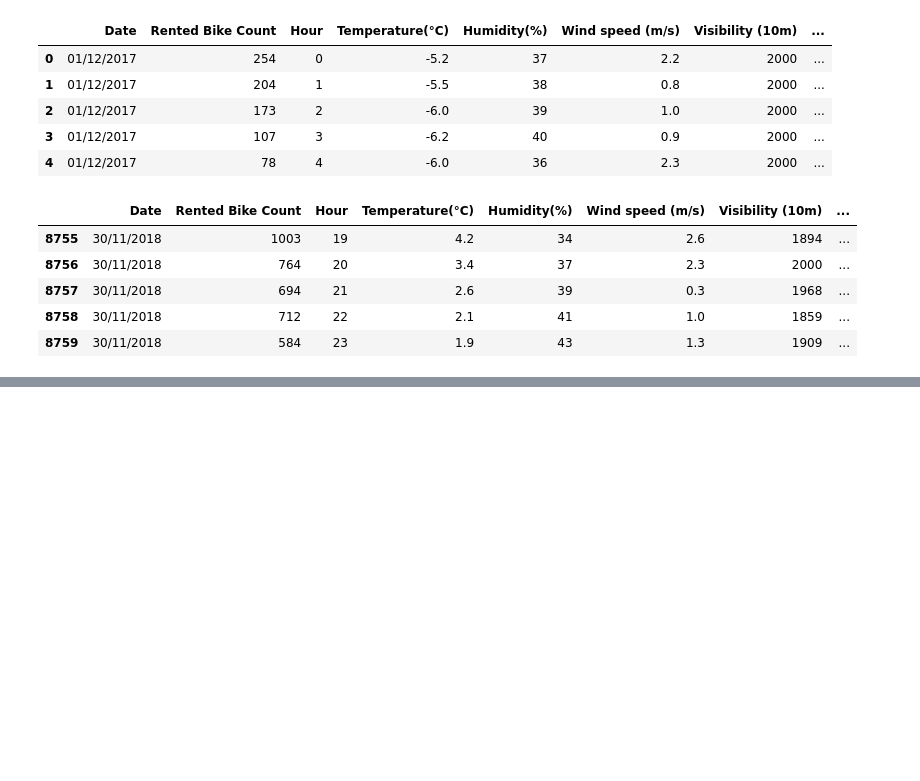
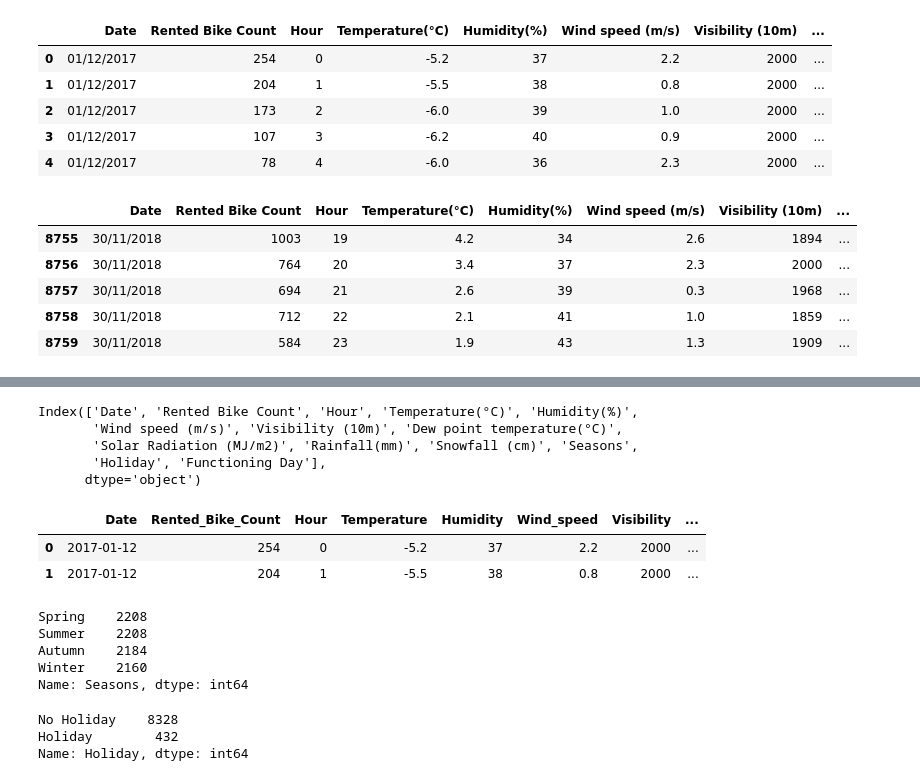
Before and after one commit to nehal35/Bike-sharing-demand-prediction, a Jupyter notebook: Copy_of_Copy_of_Bike_Sharing_Demand_Prediction_Capstone_Project.ipynb, the cells around one changed output, grey strips where cells are left out. Cells and saved outputs as stored; diff of their text form; code cells hidden in the pictures; blank space fills up the shorter version.

```diff
--- a/Copy_of_Copy_of_Bike_Sharing_Demand_Prediction_Capstone_Project.ipynb
+++ b/Copy_of_Copy_of_Bike_Sharing_Demand_Prediction_Capstone_Project.ipynb
@@ -88,0 +162,33 @@ bike_df.tail(5)
+# %%
+# check columns
+bike_df.columns
+# %% [output]
+Index(['Date', 'Rented Bike Count', 'Hour', 'Temperature(°C)', 'Humidity(%)',
+       'Wind speed (m/s)', 'Visibility (10m)', 'Dew point temperature(°C)',
+       'Solar Radiation (MJ/m2)', 'Rainfall(mm)', 'Snowfall (cm)', 'Seasons',
+       'Holiday', 'Functioning Day'],
+      dtype='object')
+# %%
+#Since the variables having units with name, renaming columns for better variable analysis.
+bike_df.rename(columns={'Rented Bike Count':'Rented_Bike_Count','Temperature(°C)':'Temperature','Humidity(%)':'Humidity','Wind speed (m/s)':'Wind_speed',
+                       'Visibility (10m)':'Visibility','Dew point temperature(°C)':'Dew_point_temperature', 'Solar Radiation (MJ/m2)':'Solar_Radiation',
+                        'Rainfall(mm)':'Rainfall','Snowfall (cm)':'Snowfall','Functioning Day':'Functioning_Day'},inplace=True)
+# %%
+# Change The datatype of Date columns to extract 'Month' ,'Day', "year". so  further we can analyze the Bike rentals with respect to year months and days.
+bike_df['Date']=bike_df['Date'].astype('datetime64[ns]')
+# %%
+# creating new columns 'Months','Year','Day'.
+#dt.day_name() and dt.month_name()  will give day names and month names
+# dt.month will give month numbers as 1,2,3,...12
+bike_df['Month']=bike_df['Date'].dt.month
+bike_df['Day']=bike_df['Date'].dt.day_name()
+# %%
+#  Creating new column and Encoding with 1 if its weekend and 0 if its Weekdays.
+bike_df['Weekdays_or_weekend']=bike_df['Day'].apply(lambda x: 1 if x=='Saturday' or x=='Sunday' else 0)
+# %%
+# check the Newly Created columns
+bike_df.head(2)
+# %% [output]
+|  | Date | Rented_Bike_Count | Hour | Temperature | Humidity | Wind_speed | Visibility | ... |
+| 0 | 2017-01-12 | 254 | 0 | -5.2 | 37 | 2.2 | 2000 | ... |
+| 1 | 2017-01-12 | 204 | 1 | -5.5 | 38 | 0.8 | 2000 | ... |
@@ -88,0 +199,16 @@ bike_df.tail(5)
+# %%
+#Get distinct categories counts forSeasons categories
+bike_df['Seasons'].value_counts()
+# %% [output]
+Spring    2208
+Summer    2208
+Autumn    2184
+Winter    2160
+Name: Seasons, dtype: int64
+# %%
+#Get distinct categories counts for Holiday categories
+bike_df['Holiday'].value_counts()
+# %% [output]
+No Holiday    8328
+Holiday        432
+Name: Holiday, dtype: int64
```
Also changed, not shown: parts of 6 cells of this notebook.
